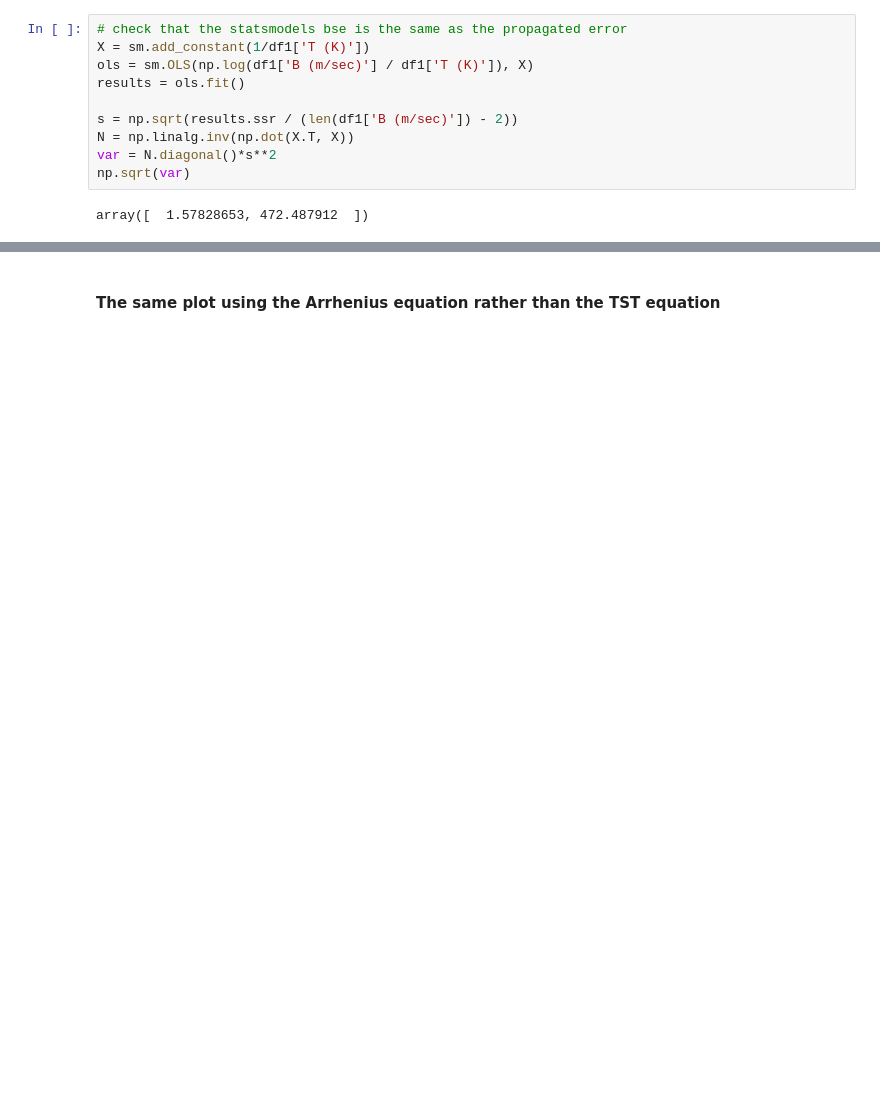
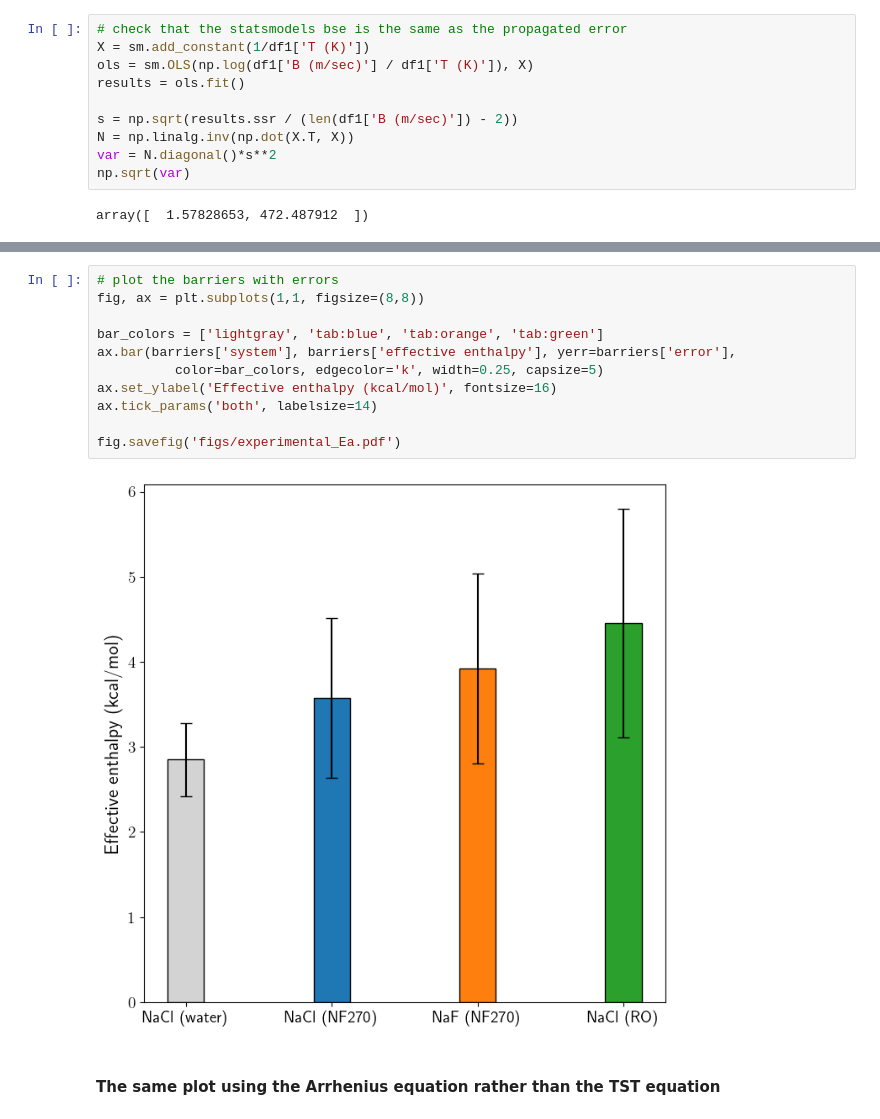
Before and after one commit to schwinns/eyring_model, a Jupyter notebook: experimental_barriers.ipynb, the cells around one changed output, grey strips where cells are left out. Drawn from its saved outputs; the diff is of its cells as text; blank space fills up the shorter version.

```diff
--- a/experimental_barriers.ipynb
+++ b/experimental_barriers.ipynb
@@ -269,3 +271,16 @@ fig.savefig('figs/experimental_data.png')
+# %%
+# plot the barriers with errors
+fig, ax = plt.subplots(1,1, figsize=(8,8))
+
+bar_colors = ['lightgray', 'tab:blue', 'tab:orange', 'tab:green']
+ax.bar(barriers['system'], barriers['effective enthalpy'], yerr=barriers['error'],
+          color=bar_colors, edgecolor='k', width=0.25, capsize=5)
+ax.set_ylabel('Effective enthalpy (kcal/mol)', fontsize=16)
+ax.tick_params('both', labelsize=14)
+
+fig.savefig('figs/experimental_Ea.pdf')
+# %% [output]
+[figure, added]
 # %% [markdown]
 #### The same plot using the Arrhenius equation rather than the TST equation
 # %%
```
Also changed, not shown: parts of 8 cells of this notebook, 14 other files.
